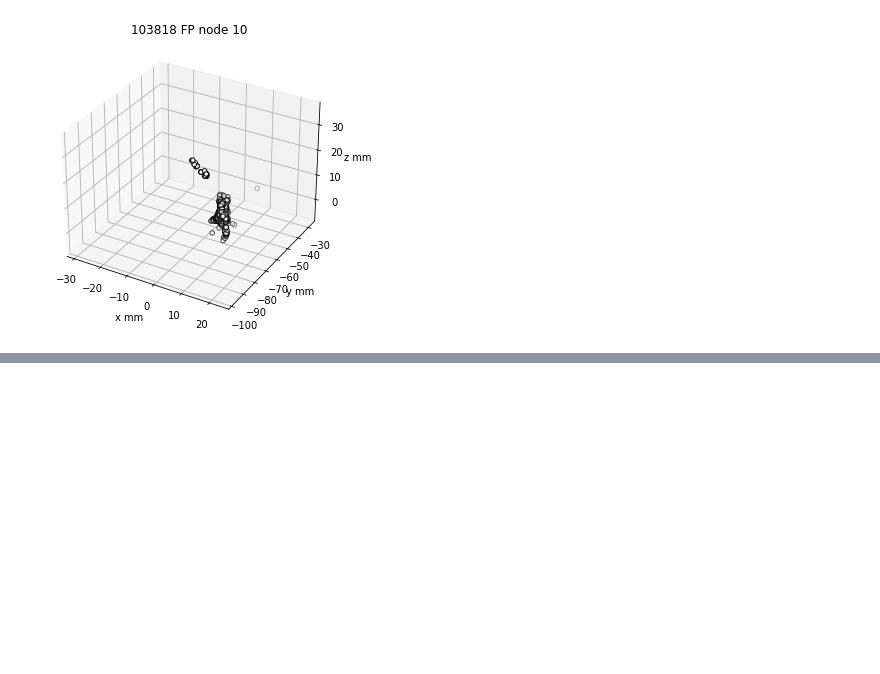
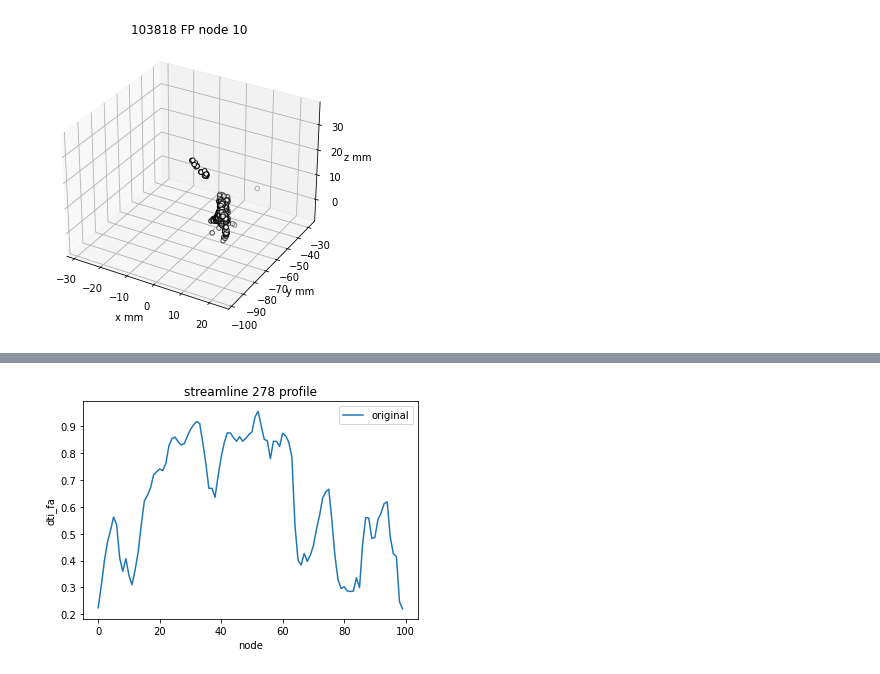
Before and after one commit to bloomdt-uw/dtw, a Jupyter notebook: dtw_test_retest_reliability.ipynb, the cells around one changed output, grey strips where cells are left out. Drawn from its saved outputs; the diff is of its cells as text; code cells hidden in the pictures; blank space fills up the shorter version.

```diff
--- a/dtw_test_retest_reliability.ipynb
+++ b/dtw_test_retest_reliability.ipynb
@@ -1051,0 +1220,9 @@ plot_node(f'{subject} {bundle_name}', warped_fgarray, 10)
+# %%
+plt.plot(values[random_streamline_idx], label='original')
+plt.title(f'streamline {random_streamline_idx} profile')
+plt.legend()
+plt.ylabel(scalar)
+plt.xlabel('node')
+plt.show()
+# %% [output]
+[figure, added]
```
Also changed, not shown: parts of 30 cells of this notebook, 5 other files.
